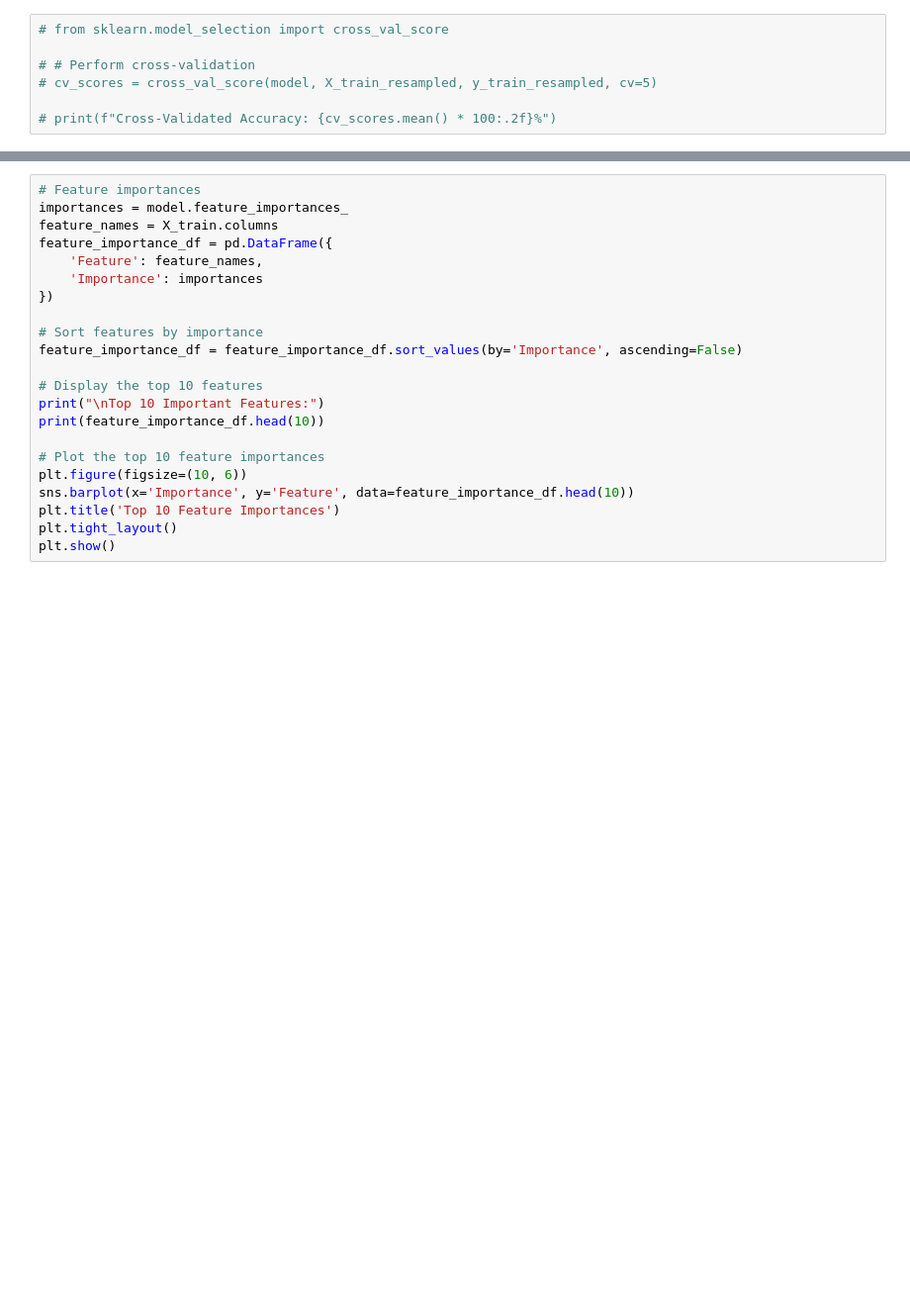
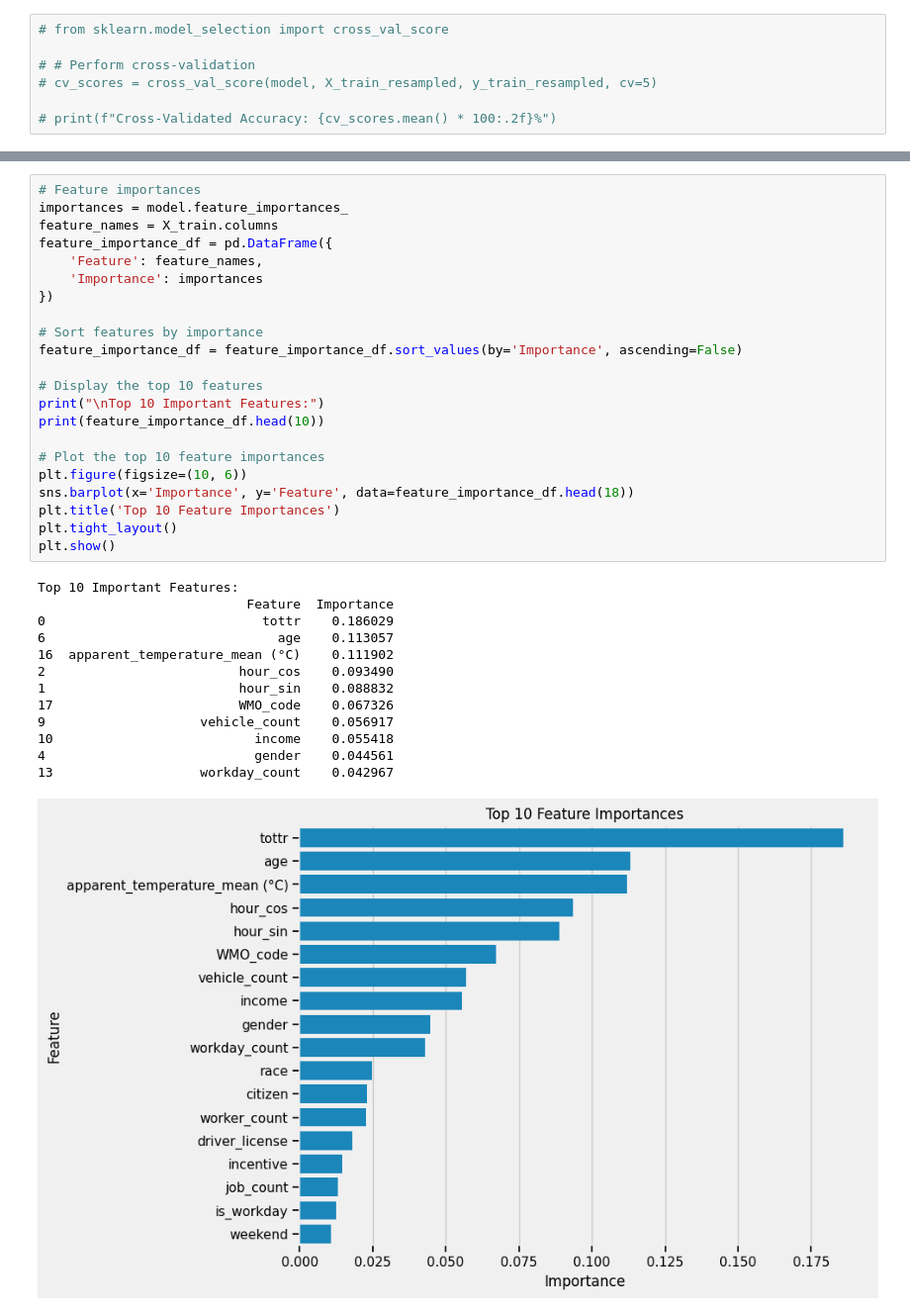
Before and after one commit to nico988766/CME-538-Mickey-Mousers, a Jupyter notebook: 4 - Feature Engineering/feature_eng_workers_k.ipynb, the cells around one changed output, grey strips where cells are left out. Shown at 99% size. Drawn from its saved outputs; the diff is of its cells as text; blank space fills up the shorter version.

```diff
--- a/4 - Feature Engineering/feature_eng_workers_k.ipynb
+++ b/4 - Feature Engineering/feature_eng_workers_k.ipynb
@@ -250,24 +307,38 @@ print("\nWeighted F1-Score:", weighted_f1)
 # %%
 # Feature importances
 importances = model.feature_importances_
 feature_names = X_train.columns
 feature_importance_df = pd.DataFrame({
     'Feature': feature_names,
     'Importance': importances
 })
 
 # Sort features by importance
 feature_importance_df = feature_importance_df.sort_values(by='Importance', ascending=False)
 
 # Display the top 10 features
 print("\nTop 10 Important Features:")
 print(feature_importance_df.head(10))
 
 # Plot the top 10 feature importances
 plt.figure(figsize=(10, 6))
-sns.barplot(x='Importance', y='Feature', data=feature_importance_df.head(10))
+sns.barplot(x='Importance', y='Feature', data=feature_importance_df.head(18))
 plt.title('Top 10 Feature Importances')
 plt.tight_layout()
 plt.show()
+# %% [output]
+Top 10 Important Features:
+                           Feature  Importance
+0                            tottr    0.186029
+6                              age    0.113057
+16  apparent_temperature_mean (°C)    0.111902
+2                         hour_cos    0.093490
+1                         hour_sin    0.088832
+17                        WMO_code    0.067326
+9                    vehicle_count    0.056917
+10                          income    0.055418
+4                           gender    0.044561
+13                   workday_count    0.042967
+[figure, added]
 # %%
 model.get_params()
```
Also changed, not shown: parts of 10 cells of this notebook.
